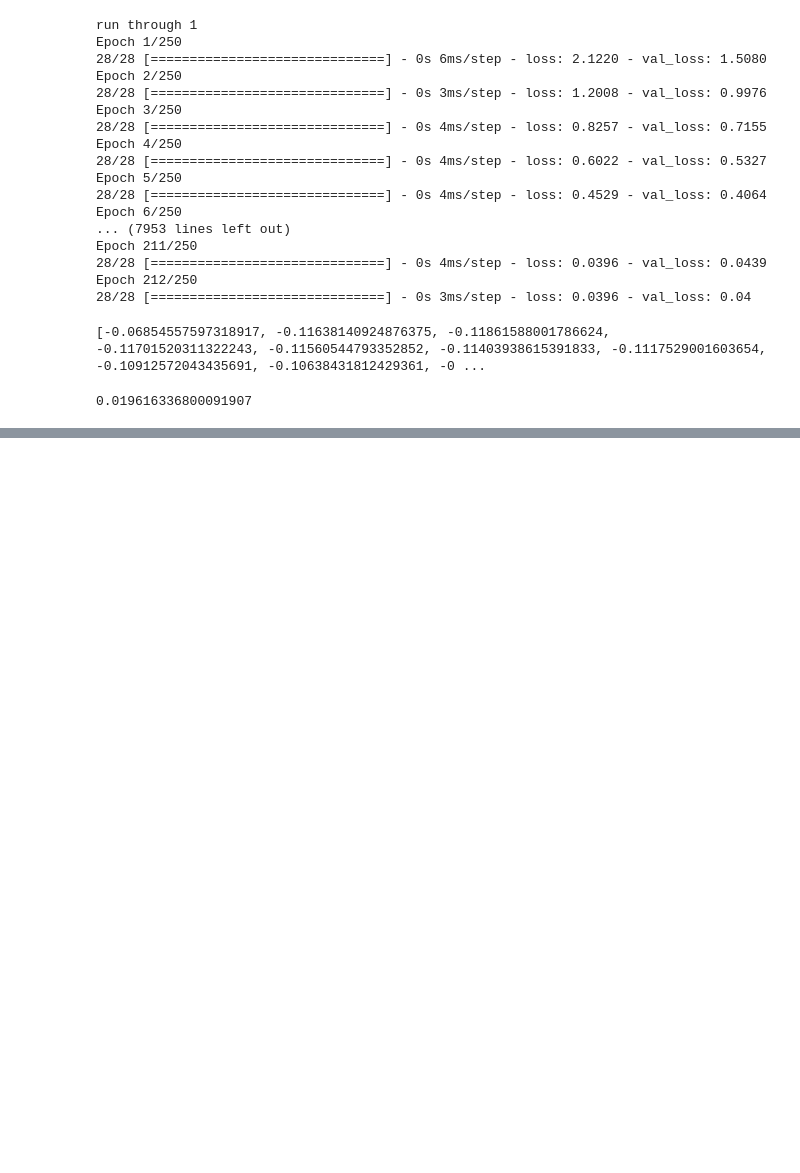
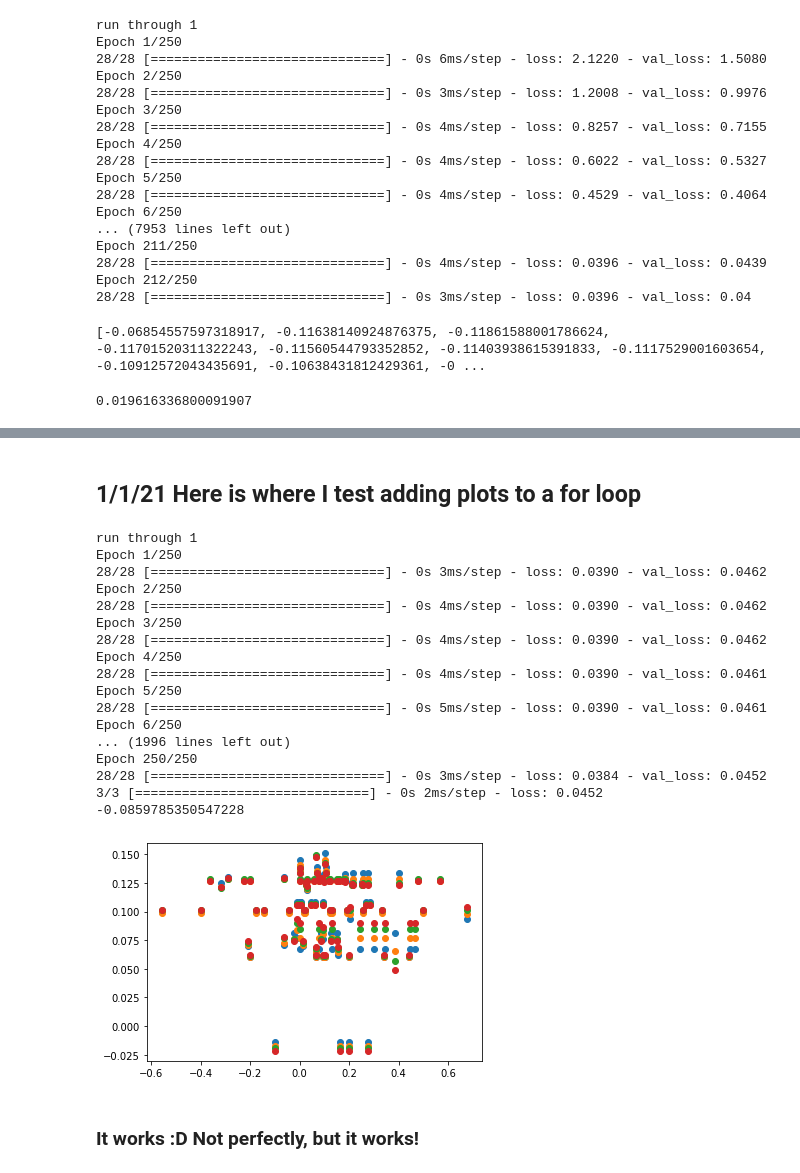
Before and after one commit to JillianMellen/NLP, a Jupyter notebook: SAwithKerasV3.ipynb, the cells around one changed output, grey strips where cells are left out. Saved outputs shown, nothing was run; the diff lists cells and outputs as text; code cells hidden in the pictures; blank space fills up the shorter version.

```diff
--- a/SAwithKerasV3.ipynb
+++ b/SAwithKerasV3.ipynb
@@ -196,0 +265,50 @@ np.std(correlations)
+# %% [markdown]
+## 1/1/21 Here is where I test adding plots to a for loop
+# %%
+ correlations = []
+
+def plswork():
+    global X_train3, X_test3, y_train3, y_test3
+    NLPdata = pd.read_csv('nlpdata.csv')
+    NLPdata = NLPdata.to_numpy()
+    model = load_model('my_model.h5')
+    X_train3, X_test3, y_train3, y_test3 = model_selection.train_test_split(NLPdata[:,0:2], NLPdata[:,2], train_size=0.75,test_size=0.25, random_state=101)
+    X_train3 = X_train3.reshape(-1,2)
+    y_train3 = y_train3.reshape(-1,1)
+    X_test3 = X_test3.reshape(-1,2)
+    y_test3 = y_test3.reshape(-1,1)
+    return X_train3, X_test3, y_train3, y_test3
+# %%
+for i in range(4):
+    print('run through', +i+1)
+    plswork()
+    model.fit(X_train, y_train, batch_size=10, epochs=250, verbose=1, validation_data=(X_test, y_test))
+    model.evaluate(X_test, y_test)
+    X_new = X_test
+    y_proba = model.predict(X_new)
+    plt.scatter(y_test3,y_proba)
+    plt.savefig('testrun[i].png')
+    correlation = stats.pearsonr(y_proba.flatten(), y_test.flatten())[0]
+    print(correlation)
+    correlations.append(correlation)
+# %% [output]
+run through 1
+Epoch 1/250
+28/28 [==============================] - 0s 3ms/step - loss: 0.0390 - val_loss: 0.0462
+Epoch 2/250
+28/28 [==============================] - 0s 4ms/step - loss: 0.0390 - val_loss: 0.0462
+Epoch 3/250
+28/28 [==============================] - 0s 4ms/step - loss: 0.0390 - val_loss: 0.0462
+Epoch 4/250
+28/28 [==============================] - 0s 4ms/step - loss: 0.0390 - val_loss: 0.0461
+Epoch 5/250
+28/28 [==============================] - 0s 5ms/step - loss: 0.0390 - val_loss: 0.0461
+Epoch 6/250
+... (1996 lines left out)
+Epoch 250/250
+28/28 [==============================] - 0s 3ms/step - loss: 0.0384 - val_loss: 0.0452
+3/3 [==============================] - 0s 2ms/step - loss: 0.0452
+-0.0859785350547228
+[figure, added]
+# %% [markdown]
+### It works :D Not perfectly, but it works!
```
Also changed, not shown: parts of 14 cells of this notebook.
